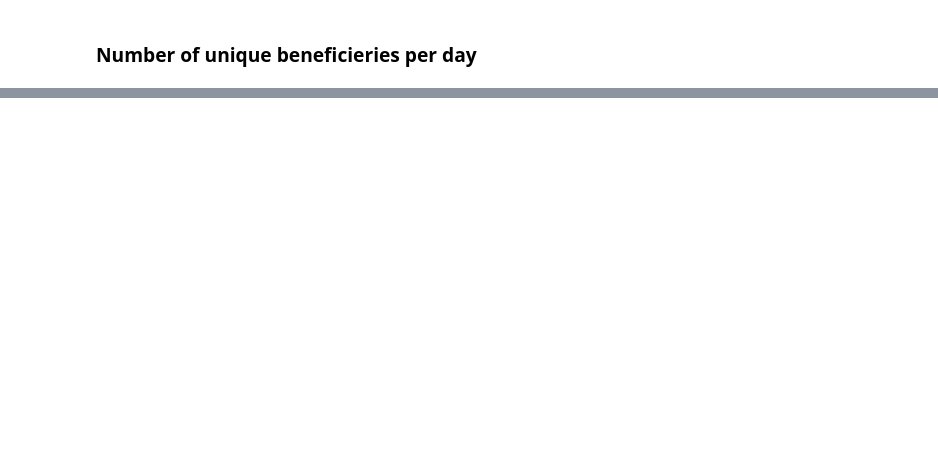
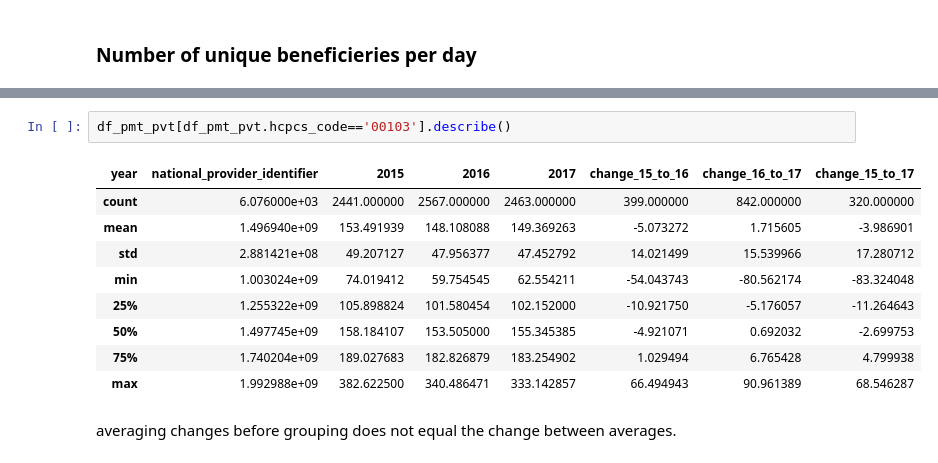
Before and after one commit to arikhursheed/healthcare-bluebook-phoenix, a Jupyter notebook: notebooks/eda.ipynb, the cells around one changed output, grey strips where cells are left out. Saved outputs shown, nothing was run; the diff lists cells and outputs as text; blank space fills up the shorter version.

Commit message:
eda of pmt continued.  calculating changes should be done after grouping

```diff
--- a/notebooks/eda.ipynb
+++ b/notebooks/eda.ipynb
@@ -161,0 +263,14 @@ df_benefs_pvt.describe(percentiles = perc, include = include)
+# %%
+df_pmt_pvt[df_pmt_pvt.hcpcs_code=='00103'].describe()
+# %% [output]
+| year | national_provider_identifier | 2015 | 2016 | 2017 | change_15_to_16 | change_16_to_17 | change_15_to_17 |
+| count | 6.076000e+03 | 2441.000000 | 2567.000000 | 2463.000000 | 399.000000 | 842.000000 | 320.000000 |
+| mean | 1.496940e+09 | 153.491939 | 148.108088 | 149.369263 | -5.073272 | 1.715605 | -3.986901 |
+| std | 2.881421e+08 | 49.207127 | 47.956377 | 47.452792 | 14.021499 | 15.539966 | 17.280712 |
+| min | 1.003024e+09 | 74.019412 | 59.754545 | 62.554211 | -54.043743 | -80.562174 | -83.324048 |
+| 25% | 1.255322e+09 | 105.898824 | 101.580454 | 102.152000 | -10.921750 | -5.176057 | -11.264643 |
+| 50% | 1.497745e+09 | 158.184107 | 153.505000 | 155.345385 | -4.921071 | 0.692032 | -2.699753 |
+| 75% | 1.740204e+09 | 189.027683 | 182.826879 | 183.254902 | 1.029494 | 6.765428 | 4.799938 |
+| max | 1.992988e+09 | 382.622500 | 340.486471 | 333.142857 | 66.494943 | 90.961389 | 68.546287 |
+# %% [markdown]
+averaging changes before grouping does not equal the change between averages.
```
Also changed, not shown: parts of 27 cells of this notebook.
